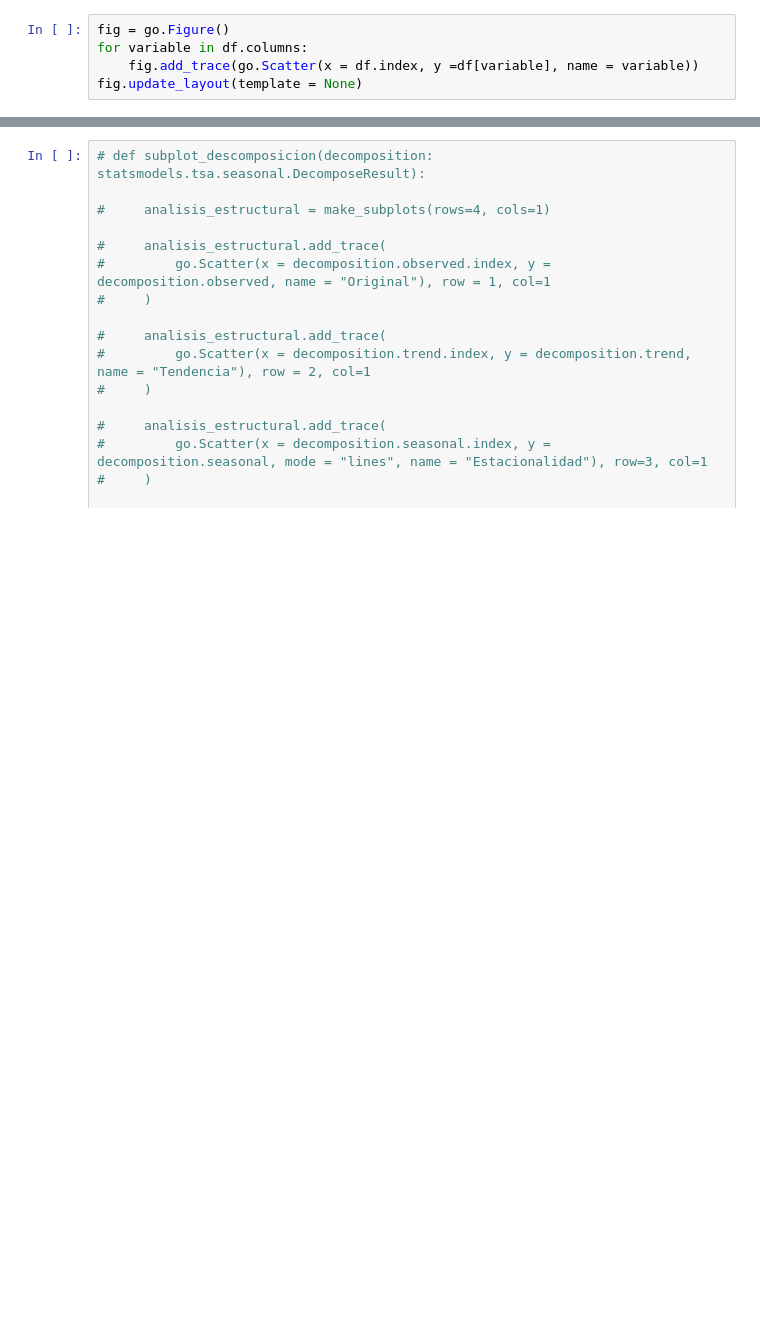
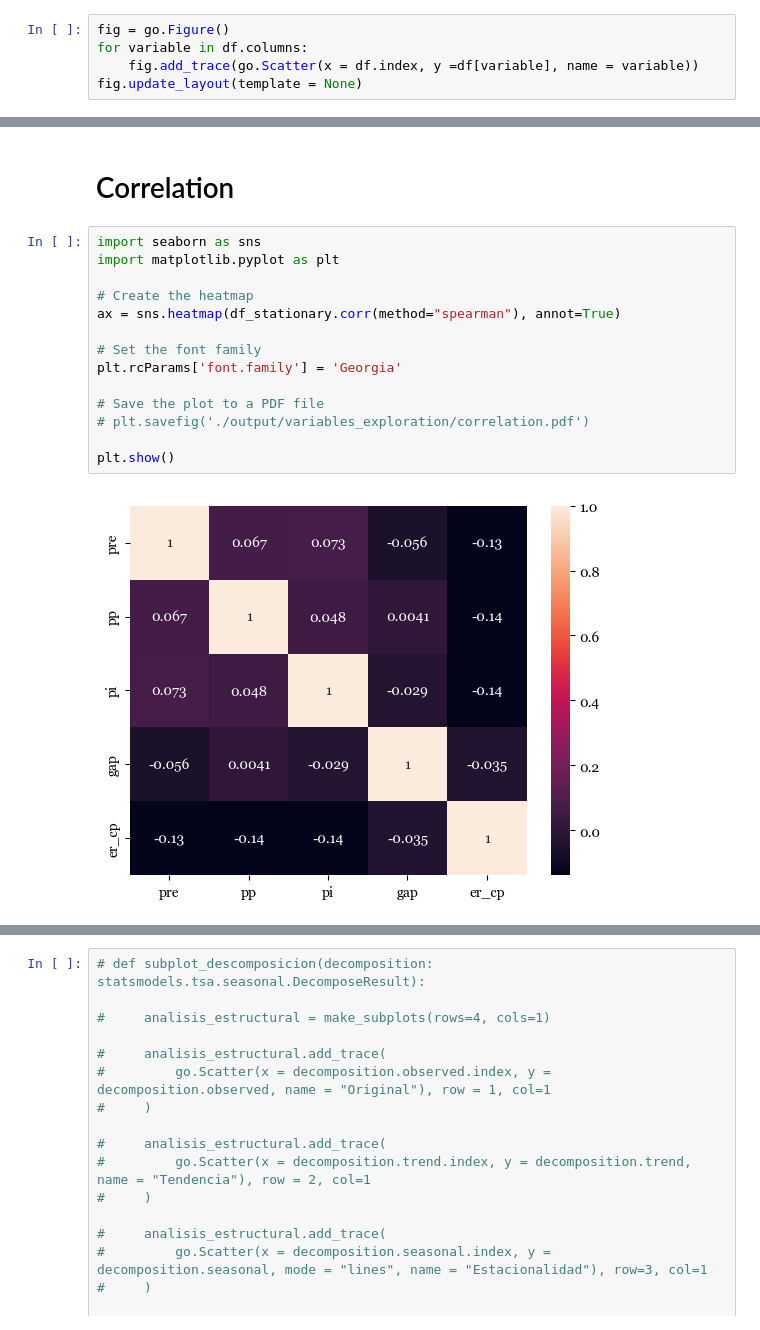
Before and after one commit to MartinBasualdo0/Prediction-Argentinian-primary-products-prediction, a Jupyter notebook: code/notebooks/variables_exploration.ipynb, the cells around one changed output, grey strips where cells are left out. Drawn from its saved outputs; the diff is of its cells as text; blank space fills up the shorter version.

```diff
--- a/code/notebooks/variables_exploration.ipynb
+++ b/code/notebooks/variables_exploration.ipynb
@@ -121,2 +193,20 @@ df_stationary
+# %% [markdown]
+# Correlation
+# %%
+import seaborn as sns
+import matplotlib.pyplot as plt
+
+# Create the heatmap
+ax = sns.heatmap(df_stationary.corr(method="spearman"), annot=True)
+
+# Set the font family
+plt.rcParams['font.family'] = 'Georgia'
+
+# Save the plot to a PDF file
+# plt.savefig('./output/variables_exploration/correlation.pdf')
+
+plt.show()
+# %% [output]
+[figure, added]
 # %%
 import seaborn as sns
```
Also changed, not shown: parts of 14 cells of this notebook, 7 other files.
